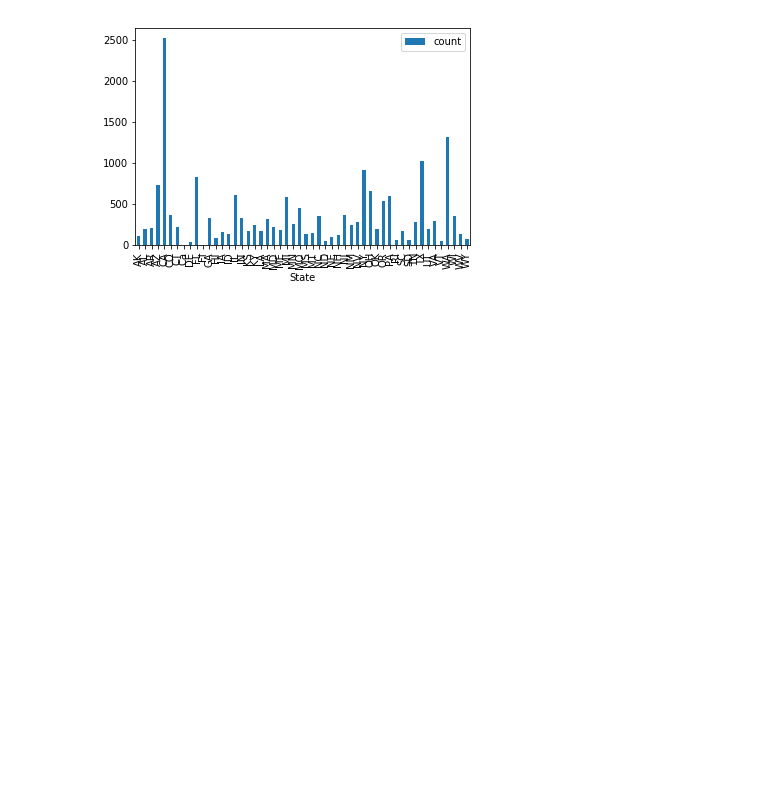
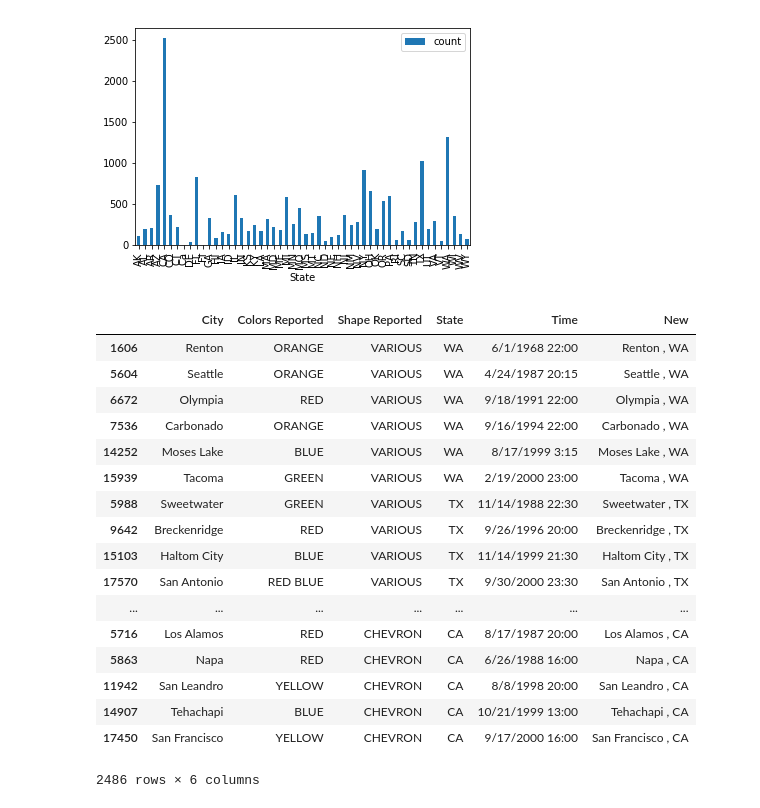
Before and after one commit to rychlicki/jupyter, a Jupyter notebook: Untitled.ipynb, the cells around one changed output. Drawn from its saved outputs; the diff is of its cells as text; code cells hidden in the pictures; blank space fills up the shorter version.

```diff
--- a/Untitled.ipynb
+++ b/Untitled.ipynb
@@ -177,3 +177,26 @@ UFO.groupby('State').City.agg(['count',]).plot(kind='bar')
 # %% [output]
 <matplotlib.axes._subplots.AxesSubplot at 0x...>
 [figure]
+# %%
+UFO1 = UFO.dropna(how='any')
+# %%
+UFO1
+# %% [output]
+|  | City | Colors Reported | Shape Reported | State | Time | New |
+| 1606 | Renton | ORANGE | VARIOUS | WA | 6/1/1968 22:00 | Renton , WA |
+| 5604 | Seattle | ORANGE | VARIOUS | WA | 4/24/1987 20:15 | Seattle , WA |
+| 6672 | Olympia | RED | VARIOUS | WA | 9/18/1991 22:00 | Olympia , WA |
+| 7536 | Carbonado | ORANGE | VARIOUS | WA | 9/16/1994 22:00 | Carbonado , WA |
+| 14252 | Moses Lake | BLUE | VARIOUS | WA | 8/17/1999 3:15 | Moses Lake , WA |
+| 15939 | Tacoma | GREEN | VARIOUS | WA | 2/19/2000 23:00 | Tacoma , WA |
+| 5988 | Sweetwater | GREEN | VARIOUS | TX | 11/14/1988 22:30 | Sweetwater , TX |
+| 9642 | Breckenridge | RED | VARIOUS | TX | 9/26/1996 20:00 | Breckenridge , TX |
+| 15103 | Haltom City | BLUE | VARIOUS | TX | 11/14/1999 21:30 | Haltom City , TX |
+| 17570 | San Antonio | RED BLUE | VARIOUS | TX | 9/30/2000 23:30 | San Antonio , TX |
+| ... | ... | ... | ... | ... | ... | ... |
+| 5716 | Los Alamos | RED | CHEVRON | CA | 8/17/1987 20:00 | Los Alamos , CA |
+| 5863 | Napa | RED | CHEVRON | CA | 6/26/1988 16:00 | Napa , CA |
+| 11942 | San Leandro | YELLOW | CHEVRON | CA | 8/8/1998 20:00 | San Leandro , CA |
+| 14907 | Tehachapi | BLUE | CHEVRON | CA | 10/21/1999 13:00 | Tehachapi , CA |
+| 17450 | San Francisco | YELLOW | CHEVRON | CA | 9/17/2000 16:00 | San Francisco , CA |
+2486 rows × 6 columns
```
